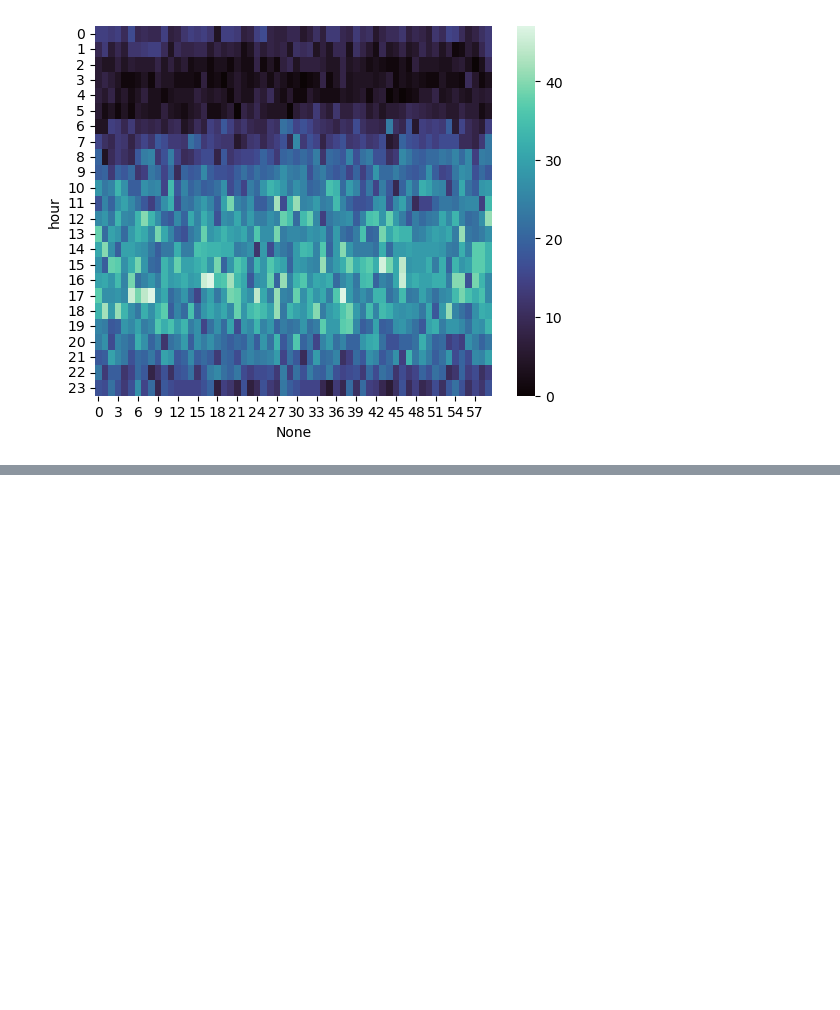
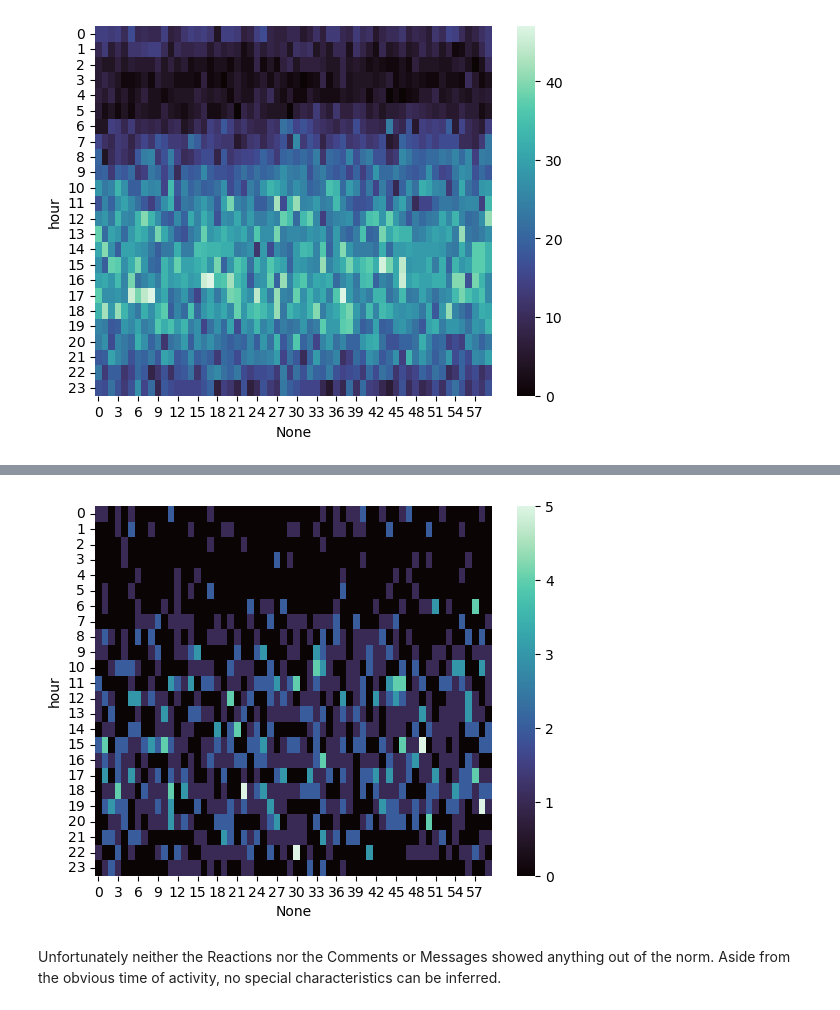
Before and after one commit to Papa-Yaga/Facebook_Projekt, a Jupyter notebook: Facebook.ipynb, the cells around one changed output, grey strips where cells are left out. Drawn from its saved outputs; the diff is of its cells as text; code cells hidden in the pictures; blank space fills up the shorter version.

```diff
--- a/Facebook.ipynb
+++ b/Facebook.ipynb
@@ -161,0 +198,8 @@ for i in messages:
+# %%
+hour_minute_messages = messages_df[["hour", "minute"]]
+create_heatmap(hour_minute_messages, "hour", "minute")
+# %% [output]
+[figure, added]
+# %% [markdown]
+Unfortunately neither the Reactions nor the Comments or Messages showed anything out of the norm.
+Aside from the obvious time of activity, no special characteristics can be inferred.
```
Also changed, not shown: parts of 23 cells of this notebook.
